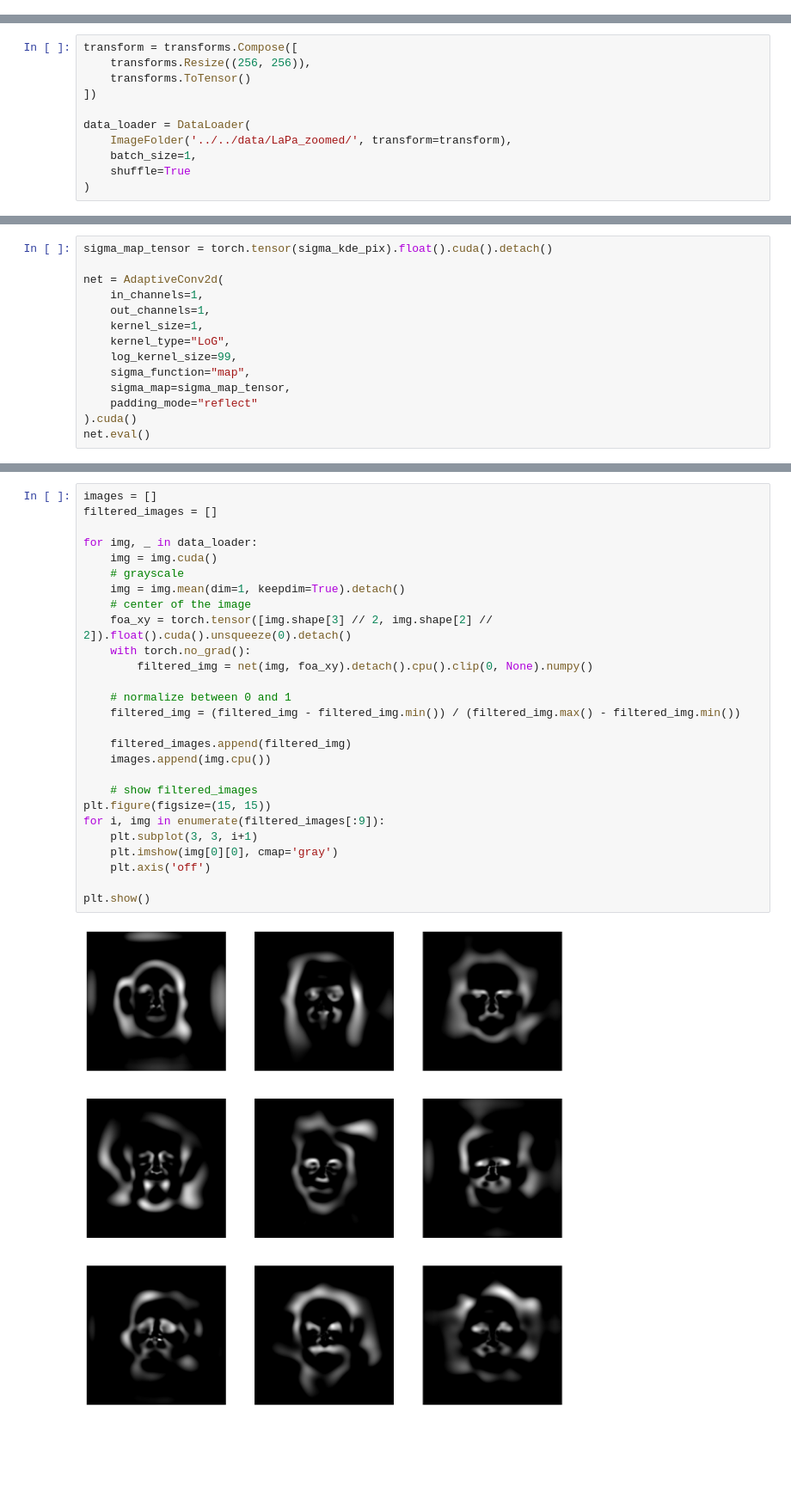
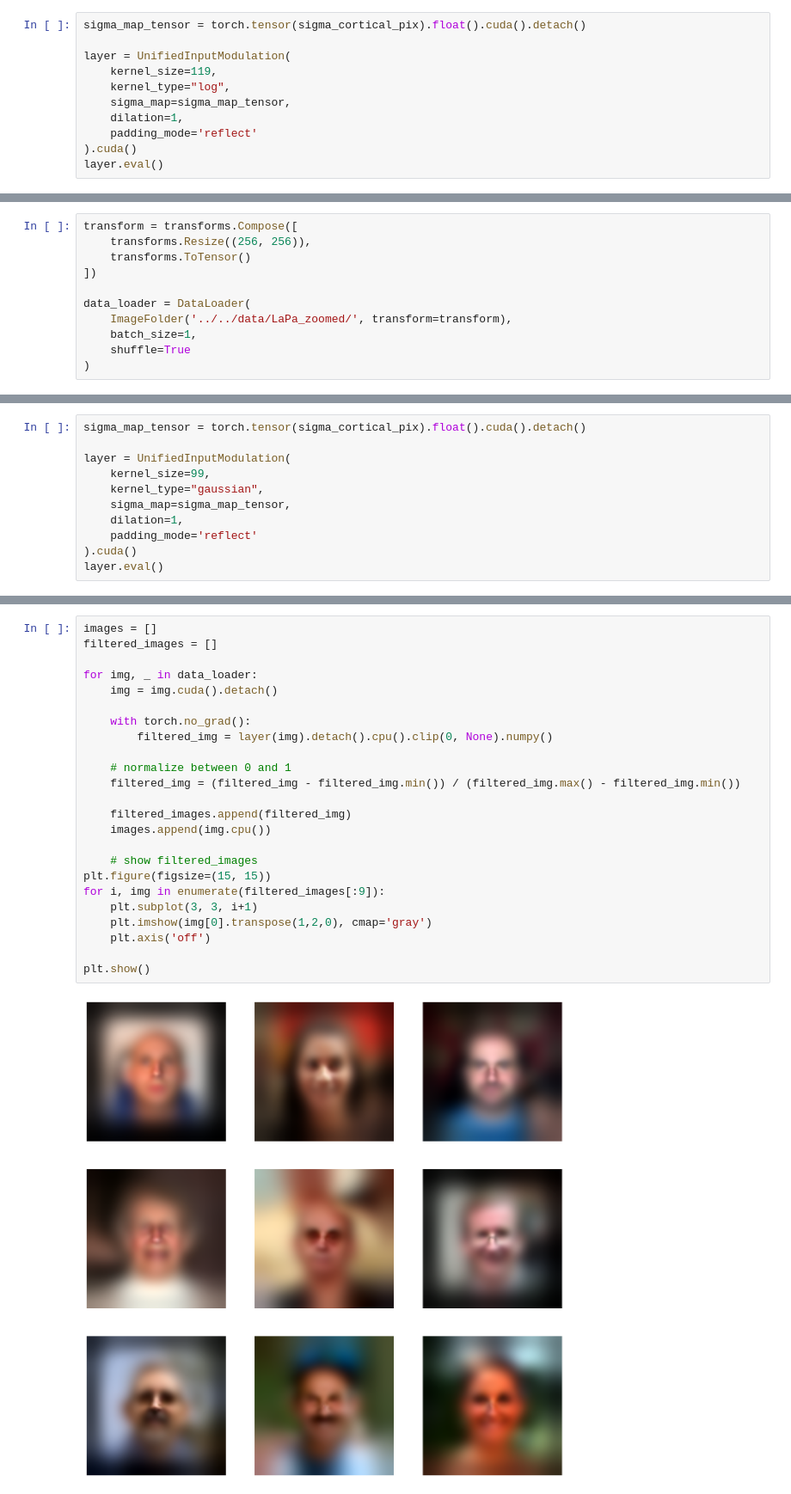
Before and after one commit to MichelleAppel/SCAPE, a Jupyter notebook: notebooks/test_modules.ipynb, the cells around one changed output, grey strips where cells are left out. Shown at 86% size. Drawn from its saved outputs; the diff is of its cells as text; blank space fills up the shorter version.

Commit message:
Multi Channel Modulation

```diff
--- a/notebooks/test_modules.ipynb
+++ b/notebooks/test_modules.ipynb
@@ -156,0 +169,11 @@ plt.show()
+# %%
+sigma_map_tensor = torch.tensor(sigma_cortical_pix).float().cuda().detach()
+
+layer = UnifiedInputModulation(
+    kernel_size=119,
+    kernel_type="log",
+    sigma_map=sigma_map_tensor,
+    dilation=1,
+    padding_mode='reflect'
+).cuda()
+layer.eval()
@@ -170,15 +271,12 @@ from components.adaptive_conv2d import AdaptiveConv2d
 # %%
-sigma_map_tensor = torch.tensor(sigma_kde_pix).float().cuda().detach()
+sigma_map_tensor = torch.tensor(sigma_cortical_pix).float().cuda().detach()
 
-net = AdaptiveConv2d(
-    in_channels=1,
-    out_channels=1,
-    kernel_size=1,
-    kernel_type="LoG",
-    log_kernel_size=99,
-    sigma_function="map",
+layer = UnifiedInputModulation(
+    kernel_size=99,
+    kernel_type="gaussian",
     sigma_map=sigma_map_tensor,
-    padding_mode="reflect"
+    dilation=1,
+    padding_mode='reflect'
 ).cuda()
-net.eval()
+layer.eval()
 # %% [output]
@@ -188,29 +284,26 @@ AdaptiveConv2d(
 # %%
 images = []
 filtered_images = []
 
 for img, _ in data_loader:
-    img = img.cuda()
-    # grayscale
-    img = img.mean(dim=1, keepdim=True).detach()
-    # center of the image
-    foa_xy = torch.tensor([img.shape[3] // 2, img.shape[2] // 2]).float().cuda().unsqueeze(0).detach()
+    img = img.cuda().detach()
+
     with torch.no_grad():
-        filtered_img = net(img, foa_xy).detach().cpu().clip(0, None).numpy()
+        filtered_img = layer(img).detach().cpu().clip(0, None).numpy()
 
     # normalize between 0 and 1
     filtered_img = (filtered_img - filtered_img.min()) / (filtered_img.max() - filtered_img.min())
 
     filtered_images.append(filtered_img)
     images.append(img.cpu())
 
     # show filtered_images
 plt.figure(figsize=(15, 15))
 for i, img in enumerate(filtered_images[:9]):
     plt.subplot(3, 3, i+1)
-    plt.imshow(img[0][0], cmap='gray')
+    plt.imshow(img[0].transpose(1,2,0), cmap='gray')
     plt.axis('off')
 
 plt.show()
 # %% [output]
-[figure, old version]
+[figure, new version]
```
Also changed, not shown: parts of 23 cells of this notebook, 5 other files.
